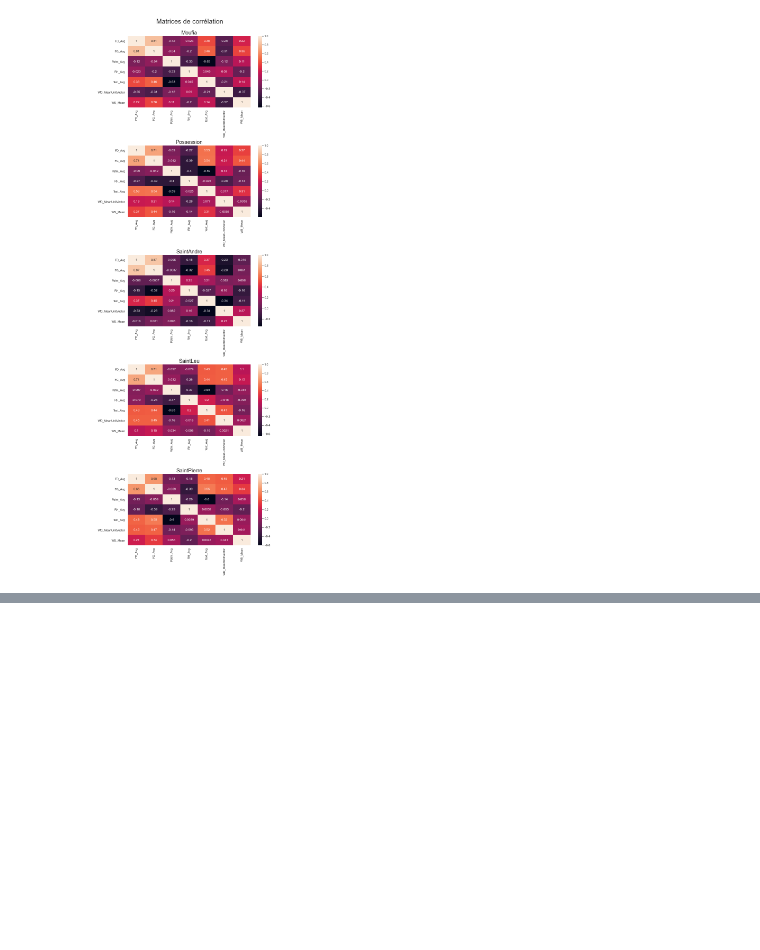
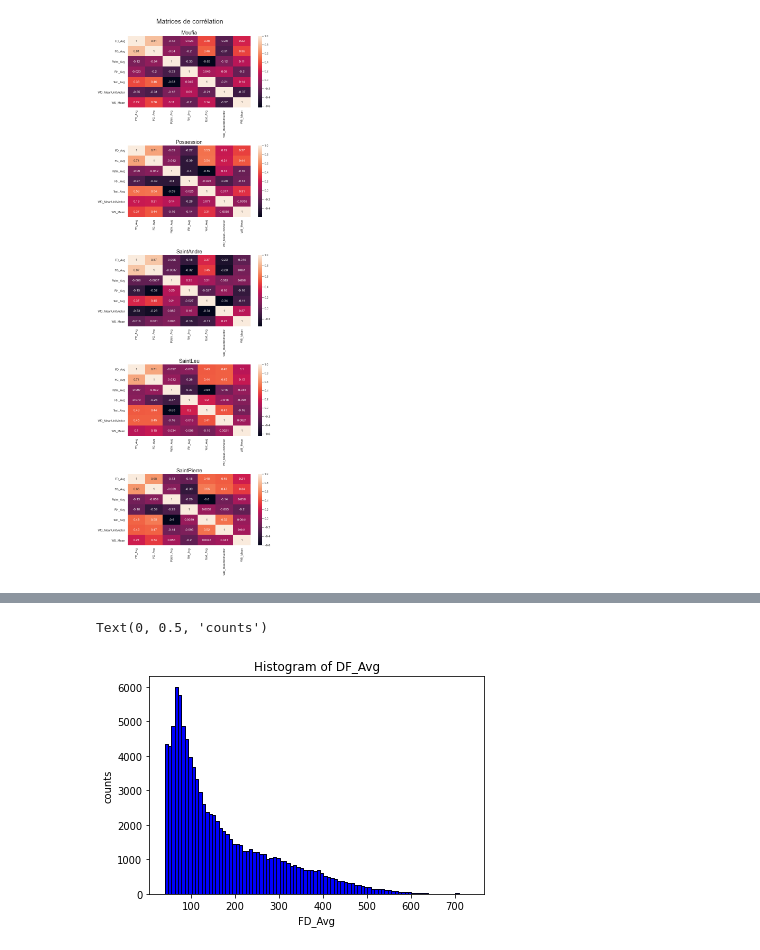
Before and after one commit to anhtu7/FouilleDeDonnees_projet, a Jupyter notebook: visualisation.ipynb, the cells around one changed output, grey strips where cells are left out. Cells and saved outputs as stored; diff of their text form; code cells hidden in the pictures; blank space fills up the shorter version.

```diff
--- a/visualisation.ipynb
+++ b/visualisation.ipynb
@@ -72,0 +115,16 @@ sns.boxplot(y=df_Moufia["FD_Avg"])
+# %%
+summer_df = df_Moufia[(df_Moufia.index > "2015-05-01") & (df_Moufia.index < "2015-10-31")]
+summer_df = summer_df[summer_df['FD_Avg'] > 40.0] #Uniquement la journée
+plt.hist(summer_df['FD_Avg'], color = 'blue', edgecolor = 'black',bins = int(180/2))
+
+# seaborn histogram
+sns.distplot(summer_df['FD_Avg'], hist=True, kde=False,
+             bins=int(180/2), color = 'blue',
+             hist_kws={'edgecolor':'black'})
+# Add labels
+plt.title('Histogram of DF_Avg')
+plt.xlabel('FD_Avg')
+plt.ylabel('counts')
+# %% [output]
+Text(0, 0.5, 'counts')
+[figure, added]
```
Also changed, not shown: parts of 5 cells of this notebook, 10 other files.
